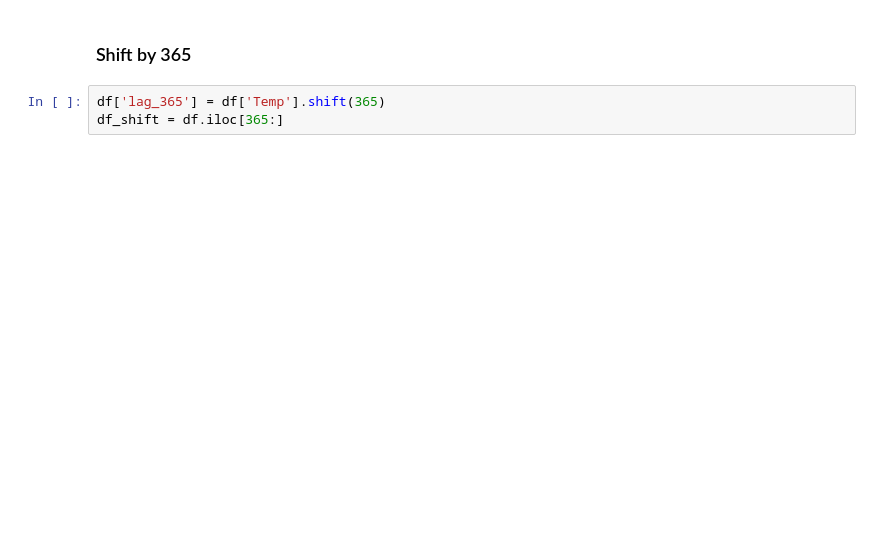
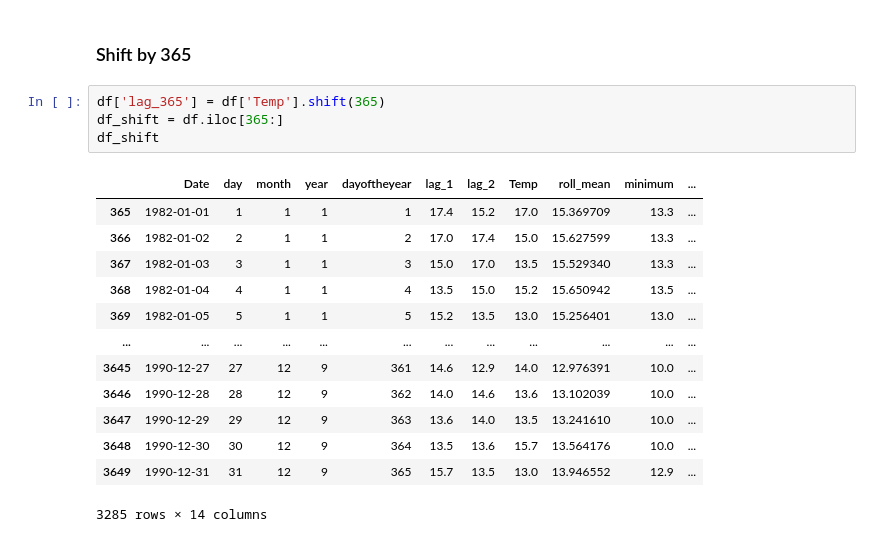
Before and after one commit to smr-dalli/ai-strive-exercises, a Jupyter notebook: M4/d10/predict_temp.ipynb, the cells around one changed output. Drawn from its saved outputs; the diff is of its cells as text; blank space fills up the shorter version.

```diff
--- a/M4/d10/predict_temp.ipynb
+++ b/M4/d10/predict_temp.ipynb
@@ -340,6 +347,21 @@ print(mean_squared_error(valid.Temp, y_pred_rfr, squared=False))
 # %%
 df['lag_365'] = df['Temp'].shift(365)
 df_shift = df.iloc[365:]
+df_shift
+# %% [output]
+|  | Date | day | month | year | dayoftheyear | lag_1 | lag_2 | Temp | roll_mean | minimum | ... |
+| 365 | 1982-01-01 | 1 | 1 | 1 | 1 | 17.4 | 15.2 | 17.0 | 15.369709 | 13.3 | ... |
+| 366 | 1982-01-02 | 2 | 1 | 1 | 2 | 17.0 | 17.4 | 15.0 | 15.627599 | 13.3 | ... |
+| 367 | 1982-01-03 | 3 | 1 | 1 | 3 | 15.0 | 17.0 | 13.5 | 15.529340 | 13.3 | ... |
+| 368 | 1982-01-04 | 4 | 1 | 1 | 4 | 13.5 | 15.0 | 15.2 | 15.650942 | 13.5 | ... |
+| 369 | 1982-01-05 | 5 | 1 | 1 | 5 | 15.2 | 13.5 | 13.0 | 15.256401 | 13.0 | ... |
+| ... | ... | ... | ... | ... | ... | ... | ... | ... | ... | ... | ... |
+| 3645 | 1990-12-27 | 27 | 12 | 9 | 361 | 14.6 | 12.9 | 14.0 | 12.976391 | 10.0 | ... |
+| 3646 | 1990-12-28 | 28 | 12 | 9 | 362 | 14.0 | 14.6 | 13.6 | 13.102039 | 10.0 | ... |
+| 3647 | 1990-12-29 | 29 | 12 | 9 | 363 | 13.6 | 14.0 | 13.5 | 13.241610 | 10.0 | ... |
+| 3648 | 1990-12-30 | 30 | 12 | 9 | 364 | 13.5 | 13.6 | 15.7 | 13.564176 | 10.0 | ... |
+| 3649 | 1990-12-31 | 31 | 12 | 9 | 365 | 15.7 | 13.5 | 13.0 | 13.946552 | 12.9 | ... |
+3285 rows × 14 columns
 # %%
 train_shift = df_shift[df_shift.Date.dt.year != 1990]
 valid_shift = df_shift[df_shift.Date.dt.year == 1990]
```
Also changed, not shown: parts of 10 cells of this notebook.
